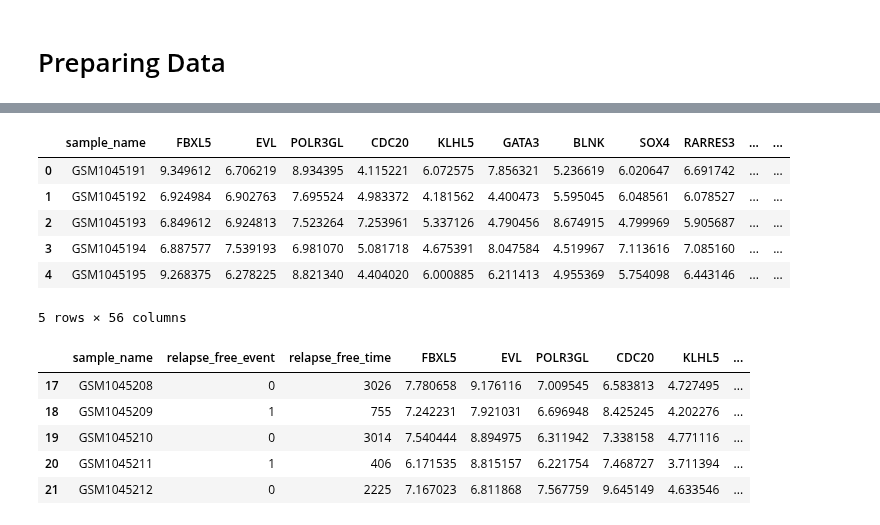
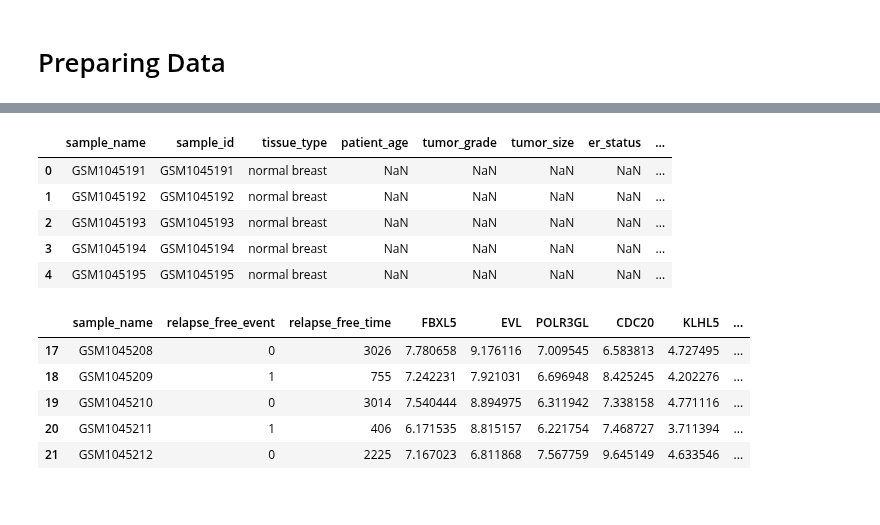
Before and after one commit to ramyap06/KongLab-ImmuneMLSurvivalAnalysis, a Jupyter notebook: src/penalized_cox.ipynb, the cells around one changed output, grey strips where cells are left out. Cells and saved outputs as stored; diff of their text form; code cells hidden in the pictures.

```diff
--- a/src/penalized_cox.ipynb
+++ b/src/penalized_cox.ipynb
@@ -31,22 +31,21 @@ clinical.head()
 # %%
 # make a list of all sig genes
 sig_genes = list(df['gene'])
 
 def filter_expr_matrix(sig_genes):
     columns_to_keep = ['sample_name'] + sig_genes
     expr_filtered = expr[columns_to_keep]
     return expr_filtered
 
 expr_filtered = filter_expr_matrix(sig_genes)
-expr_filtered.head()
+clinical.head()
 # %% [output]
-|  | sample_name | FBXL5 | EVL | POLR3GL | CDC20 | KLHL5 | GATA3 | BLNK | SOX4 | RARRES3 | ... | ... |
-| 0 | GSM1045191 | 9.349612 | 6.706219 | 8.934395 | 4.115221 | 6.072575 | 7.856321 | 5.236619 | 6.020647 | 6.691742 | ... | ... |
-| 1 | GSM1045192 | 6.924984 | 6.902763 | 7.695524 | 4.983372 | 4.181562 | 4.400473 | 5.595045 | 6.048561 | 6.078527 | ... | ... |
-| 2 | GSM1045193 | 6.849612 | 6.924813 | 7.523264 | 7.253961 | 5.337126 | 4.790456 | 8.674915 | 4.799969 | 5.905687 | ... | ... |
-| 3 | GSM1045194 | 6.887577 | 7.539193 | 6.981070 | 5.081718 | 4.675391 | 8.047584 | 4.519967 | 7.113616 | 7.085160 | ... | ... |
-| 4 | GSM1045195 | 9.268375 | 6.278225 | 8.821340 | 4.404020 | 6.000885 | 6.211413 | 4.955369 | 5.754098 | 6.443146 | ... | ... |
+|  | sample_name | sample_id | tissue_type | patient_age | tumor_grade | tumor_size | er_status | ... |
+| 0 | GSM1045191 | GSM1045191 | normal breast | NaN | NaN | NaN | NaN | ... |
+| 1 | GSM1045192 | GSM1045192 | normal breast | NaN | NaN | NaN | NaN | ... |
+| 2 | GSM1045193 | GSM1045193 | normal breast | NaN | NaN | NaN | NaN | ... |
+| 3 | GSM1045194 | GSM1045194 | normal breast | NaN | NaN | NaN | NaN | ... |
+| 4 | GSM1045195 | GSM1045195 | normal breast | NaN | NaN | NaN | NaN | ... |
-5 rows × 56 columns
 # %%
 # prepare train data
 clinical_columns = ['sample_name', 'relapse_free_event', 'relapse_free_time']
```
Also changed, not shown: parts of 1 cell of this notebook, 6 other files.
